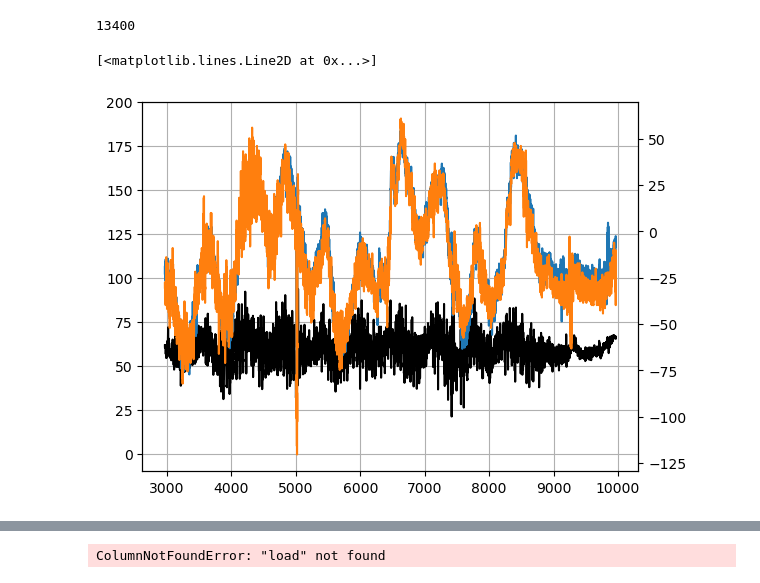
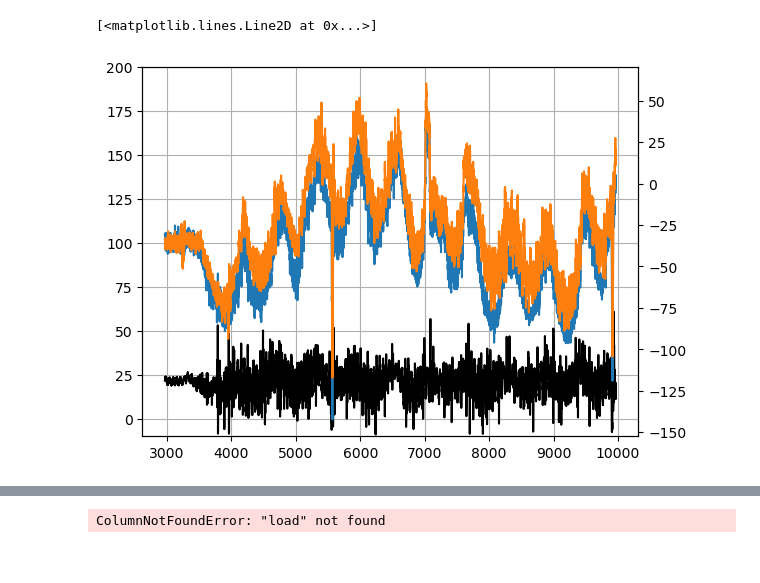
Before and after one commit to AetheRZX/cheng_lab, a Jupyter notebook: Code/lubricant_updated.ipynb, the cells around one changed output, grey strips where cells are left out. Drawn from its saved outputs; the diff is of its cells as text; code cells hidden in the pictures.

```diff
--- a/Code/lubricant_updated.ipynb
+++ b/Code/lubricant_updated.ipynb
@@ -9,18 +116,21 @@ from scipy.signal import savgol_filter
 # %%
 # Load the file
+
+### These 2 are problematic as it could not detect the edges
 # data_file = Path("../Data/0.8mpers-60n-0.8pas.xlsx") # Change this to the appropriate folder/file
+# data_file = Path(r"E:\School\Year 3\cheng_lab\Data\0.3mpers-110n-11.3pas.xlsx")
 
 # data_file = Path("../Data/1.5mpers-30n-11.3pas.xlsx")
 # data_file = Path("../Data/3kn-0.5.xlsx")
-data_file = Path(r"E:\School\Year 3\cheng_lab\Data\0.3mpers-110n-11.3pas.xlsx")
-# data_file = Path(r"..\Data\1mpers-20n-0.8pas.xlsx")
+
+data_file = Path(r"..\Data\1mpers-20n-0.8pas.xlsx")
 df = pl.read_excel(source=data_file, sheet_name="Analog")
 
 # df = pl.read_excel(source=data_file, sheet_name="Analog #1")
 # %%
 ## Parameter you can change
 sampling_speed = 1000
-speed = 1
+speed = 1.5
 data_point_length = speed / sampling_speed
 # %%
 ## Process the file
@@ -32,28 +142,24 @@ df = df.with_columns(
     ((16+((pl.col("Dev1/ai3")/250*1000)-4)*(10/16))*1000).alias("Right Gap [\u03bcm]"),
     (pl.col("Dev1/ai2")*112.3898+558.30904).alias("Load [N]")
 )
-
-print(df.shape[0])
-# %% [output]
-13400
 # %%
 ## Ideal Plot of What We Want
 
-zero_point = 7000
+# zero_point = 7000
 zero_point = 6467 ## 0.8
-# zero_point = 13950 ## 0.5
+# # zero_point = 13950 ## 0.5
 # zero_point = 24065  ## This is for 0.3
 fig, ax1 = plt.subplots()
 bound = 3500
 test_index = np.arange(0, df.shape[0])
 ax1.plot(test_index[zero_point-bound:zero_point+bound], df["Load [N]"][zero_point-bound:zero_point+bound] - np.mean(df.select("Load [N]").head(100).to_numpy()), c='k')
 ax1.set_ylim(-10, 200)
 ax1.grid()
 
 ax2 = ax1.twinx()
 
 ax2.plot(test_index[zero_point-bound:zero_point+bound], df["Left Gap [\u03bcm]"][zero_point-bound:zero_point+bound] - df["Left Gap [μm]"][zero_point])
 ax2.plot(test_index[zero_point-bound:zero_point+bound], df["Right Gap [\u03bcm]"][zero_point-bound:zero_point+bound] - df["Right Gap [μm]"][zero_point])
 # %% [output]
 [<matplotlib.lines.Line2D at 0x...>]
-[figure, old version]
+[figure, new version]
```
Also changed, not shown: parts of 29 cells of this notebook, 37 other files.
